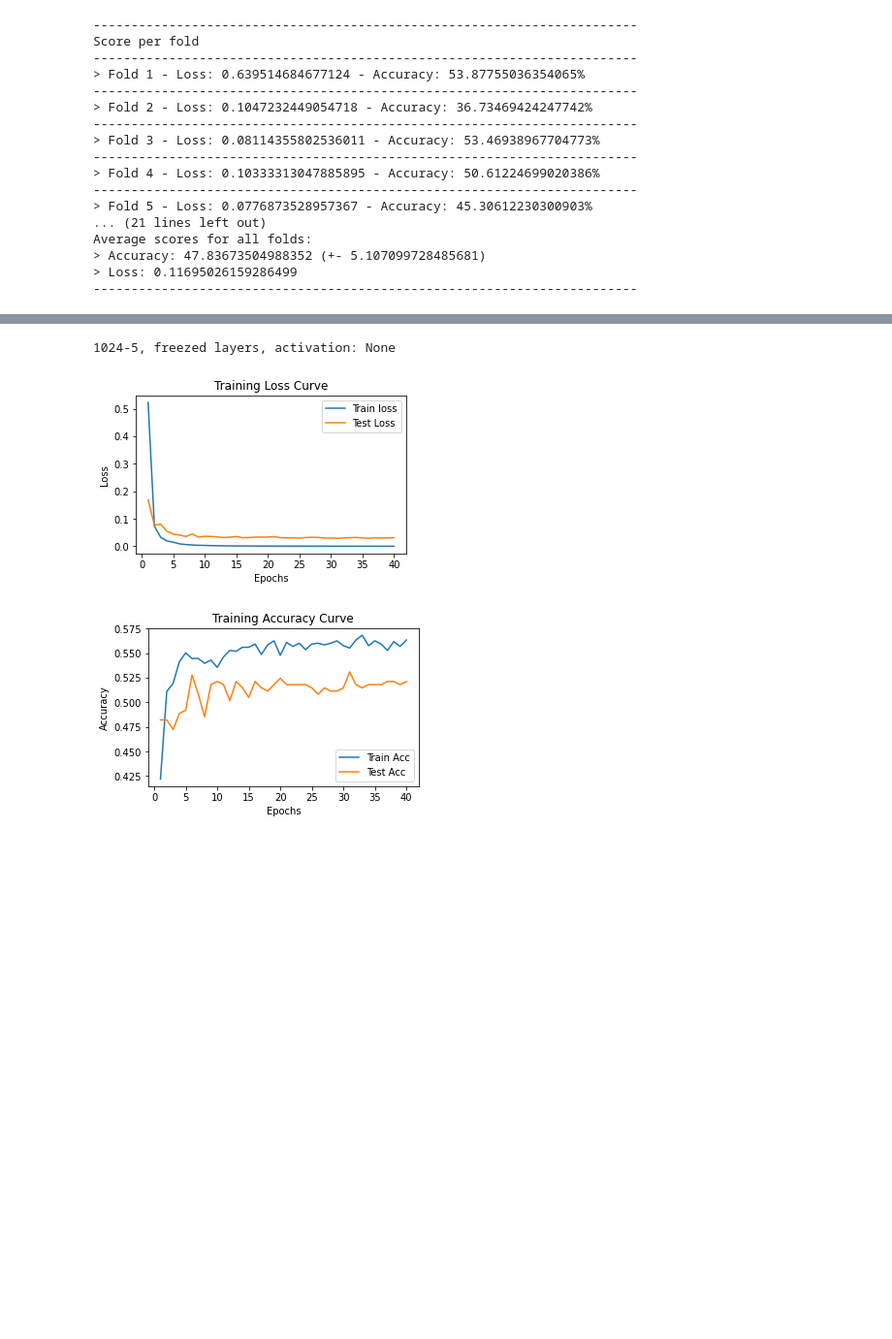
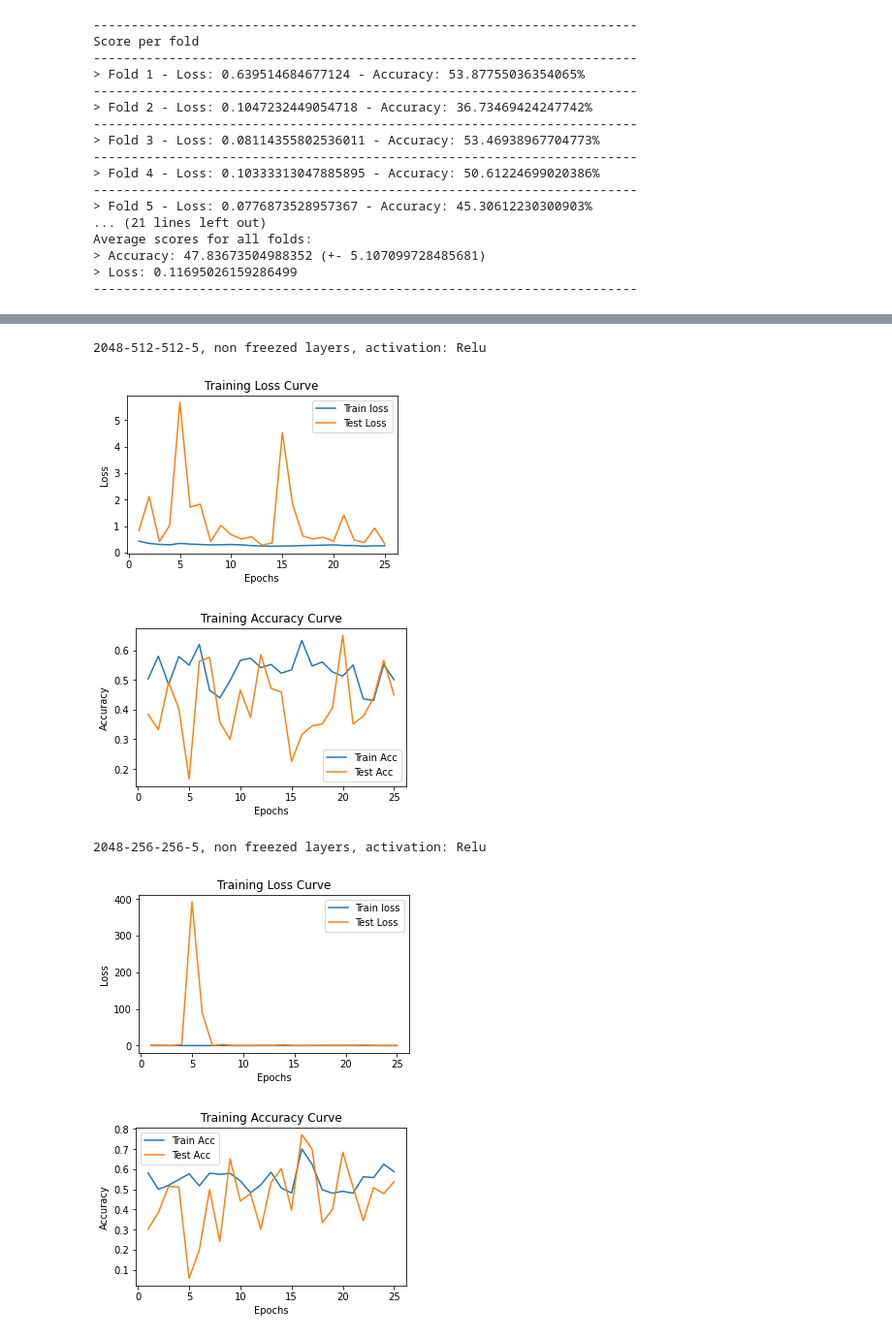
Before and after one commit to mafaldasalomao/Multilabel_classification_POCUS, a Jupyter notebook: multilabel_tf.ipynb, the cells around one changed output, grey strips where cells are left out. Shown: that part at 97% size. Saved outputs shown, nothing was run; the diff lists cells and outputs as text; code cells hidden in the pictures; blank space fills up the shorter version.

```diff
--- a/multilabel_tf.ipynb
+++ b/multilabel_tf.ipynb
@@ -514,7 +504,14 @@ plot_curves(history)
 # %%
-print("2048-5, freezed layers, activation: None")
+print("2048-512-512-5, non freezed layers, activation: Relu")
 plot_curves(history)
 # %% [output]
-1024-5, freezed layers, activation: None
+2048-512-512-5, non freezed layers, activation: Relu
-[figure, old version]
+[figure, new version]
-[figure, old version]
+[figure, new version]
+# %%
+print("2048-256-256-5, non freezed layers, activation: Relu")
+plot_curves(history)
+# %% [output]
+2048-256-256-5, non freezed layers, activation: Relu
+[figure, added]
+[figure, added]
```
Also changed, not shown: parts of 51 cells of this notebook.
